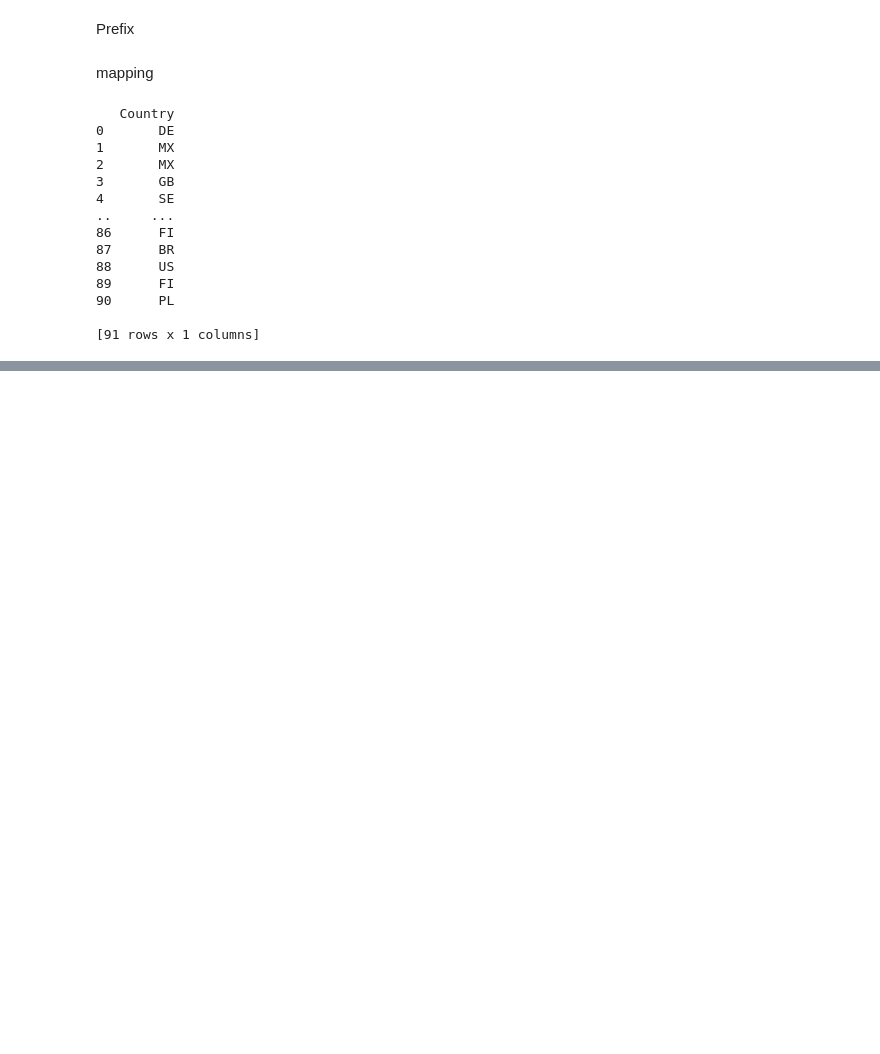
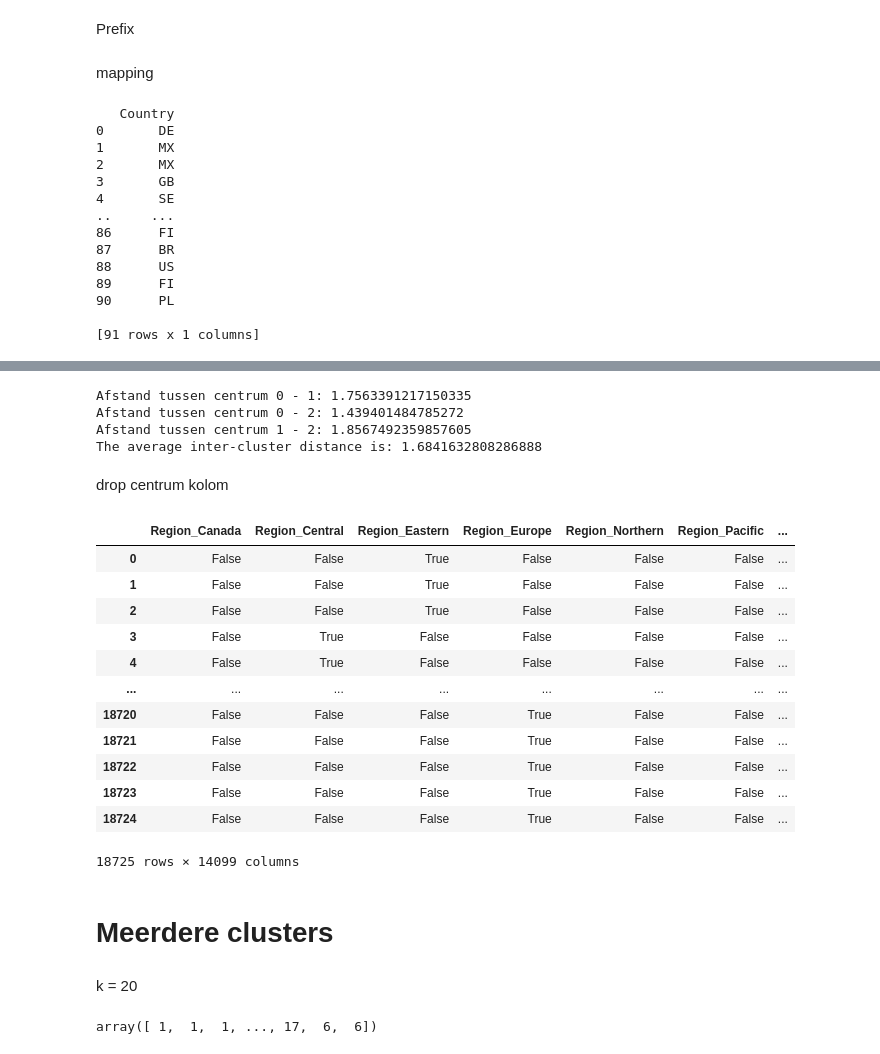
Before and after one commit to HumbertodeCastro/UO_bedrijf, a Jupyter notebook: MachineLearning/CustomerSegmentation.ipynb, the cells around one changed output, grey strips where cells are left out. Saved outputs shown, nothing was run; the diff lists cells and outputs as text; code cells hidden in the pictures; blank space fills up the shorter version.

```diff
--- a/MachineLearning/CustomerSegmentation.ipynb
+++ b/MachineLearning/CustomerSegmentation.ipynb
@@ -427,0 +487,54 @@ finally:
+# %%
+# Retrieve the cluster centroids
+centroids = kmeans.cluster_centers_
+
+# Compute pairwise distances between centroids
+distances = pairwise_distances(centroids)
+
+# Print the inter-cluster distances for each pair of clusters
+num_clusters = len(centroids)
+for i in range(num_clusters):
+    for j in range(i + 1, num_clusters):
+        print(f'Afstand tussen centrum {i} - {j}: {distances[i, j]}')
+
+# Calculate the average inter-cluster distance
+triu_indices = np.triu_indices(len(centroids), k=1)
+average_inter_cluster_distance = distances[triu_indices].mean()
+
+print(f'The average inter-cluster distance is: {average_inter_cluster_distance}')
+# %% [output]
+Afstand tussen centrum 0 - 1: 1.7563391217150335
+Afstand tussen centrum 0 - 2: 1.439401484785272
+Afstand tussen centrum 1 - 2: 1.8567492359857605
+The average inter-cluster distance is: 1.6841632808286888
+# %% [markdown]
+drop centrum kolom
+# %%
+# drop centrum kolom in dummies_dataframe
+
+dummies_dataframe = dummies_dataframe.drop('Centrum', axis = 1)
+dummies_dataframe
+# %% [output]
+|  | Region_Canada | Region_Central | Region_Eastern | Region_Europe | Region_Northern | Region_Pacific | ... |
+| 0 | False | False | True | False | False | False | ... |
+| 1 | False | False | True | False | False | False | ... |
+| 2 | False | False | True | False | False | False | ... |
+| 3 | False | True | False | False | False | False | ... |
+| 4 | False | True | False | False | False | False | ... |
+| ... | ... | ... | ... | ... | ... | ... | ... |
+| 18720 | False | False | False | True | False | False | ... |
+| 18721 | False | False | False | True | False | False | ... |
+| 18722 | False | False | False | True | False | False | ... |
+| 18723 | False | False | False | True | False | False | ... |
+| 18724 | False | False | False | True | False | False | ... |
+18725 rows × 14099 columns
+# %% [markdown]
+# Meerdere clusters
+# %% [markdown]
+k = 20
+# %%
+kmeans = KMeans(n_clusters = 20, random_state= 42)
+prediction_results = kmeans.fit_predict(dummies_dataframe)
+prediction_results
+# %% [output]
+array([ 1,  1,  1, ..., 17,  6,  6])
```
Also changed, not shown: parts of 27 cells of this notebook.
